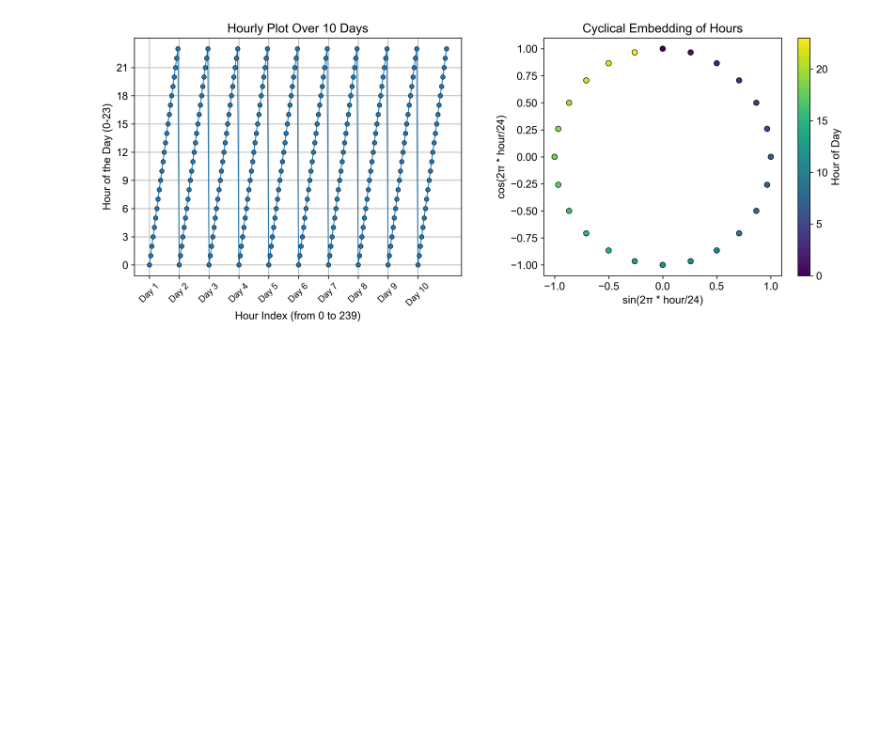
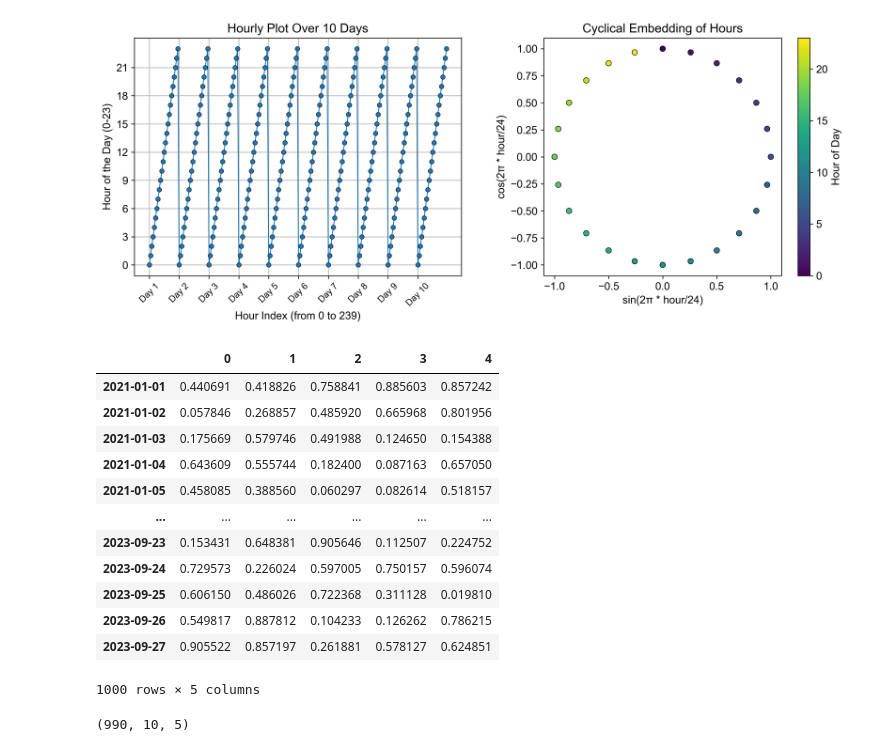
Before and after one commit to sreeragvn/CARSI-II-Master-Thesis-Context-Aware-Recsys, a Jupyter notebook: test.ipynb, the cells around one changed output. Cells and saved outputs as stored; diff of their text form; code cells hidden in the pictures; blank space fills up the shorter version.

```diff
--- a/test.ipynb
+++ b/test.ipynb
@@ -106,3 +100,37 @@ plt.savefig('hourly_data_plots_professional.pdf', format='pdf', bbox_inches='tig
 plt.show()
 # %% [output]
 [figure]
+# %%
+import torch
+import torch.nn as nn
+import torch.optim as optim
+import numpy as np
+import pandas as pd
+from sklearn.preprocessing import MinMaxScaler
+from torch.utils.data import DataLoader, TensorDataset
+
+# Generate synthetic multivariate time series data
+def generate_data(n_samples=1000, n_features=5):
+    data = np.random.rand(n_samples, n_features)
+    timestamps = pd.date_range('20210101', periods=n_samples)
+    return pd.DataFrame(data, index=timestamps)
+
+data = generate_data()
+scaler = MinMaxScaler()
+data_scaled = scaler.fit_transform(data)
+# %%
+data
+# %% [output]
+|  | 0 | 1 | 2 | 3 | 4 |
+| 2021-01-01 | 0.440691 | 0.418826 | 0.758841 | 0.885603 | 0.857242 |
+| 2021-01-02 | 0.057846 | 0.268857 | 0.485920 | 0.665968 | 0.801956 |
+| 2021-01-03 | 0.175669 | 0.579746 | 0.491988 | 0.124650 | 0.154388 |
+| 2021-01-04 | 0.643609 | 0.555744 | 0.182400 | 0.087163 | 0.657050 |
+| 2021-01-05 | 0.458085 | 0.388560 | 0.060297 | 0.082614 | 0.518157 |
+| ... | ... | ... | ... | ... | ... |
+| 2023-09-23 | 0.153431 | 0.648381 | 0.905646 | 0.112507 | 0.224752 |
+| 2023-09-24 | 0.729573 | 0.226024 | 0.597005 | 0.750157 | 0.596074 |
+| 2023-09-25 | 0.606150 | 0.486026 | 0.722368 | 0.311128 | 0.019810 |
+| 2023-09-26 | 0.549817 | 0.887812 | 0.104233 | 0.126262 | 0.786215 |
+| 2023-09-27 | 0.905522 | 0.857197 | 0.261881 | 0.578127 | 0.624851 |
+1000 rows × 5 columns
@@ -108,0 +148,4 @@ plt.show()
+# %%
+X.shape
+# %% [output]
+(990, 10, 5)
```
Also changed, not shown: parts of 4 cells of this notebook, 7 other files.
